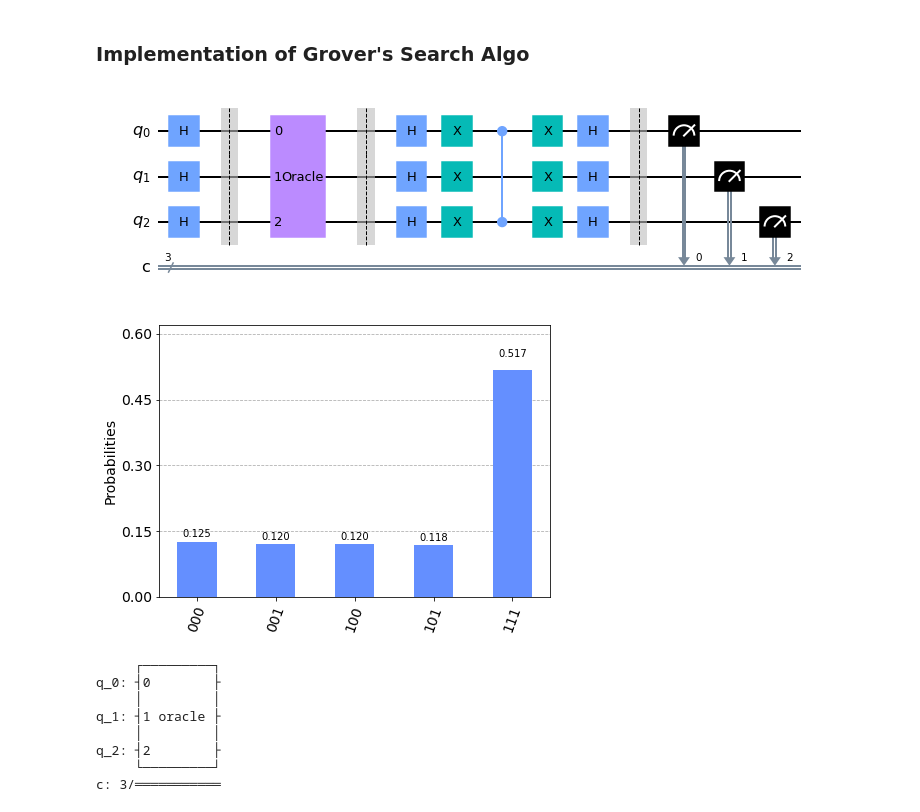
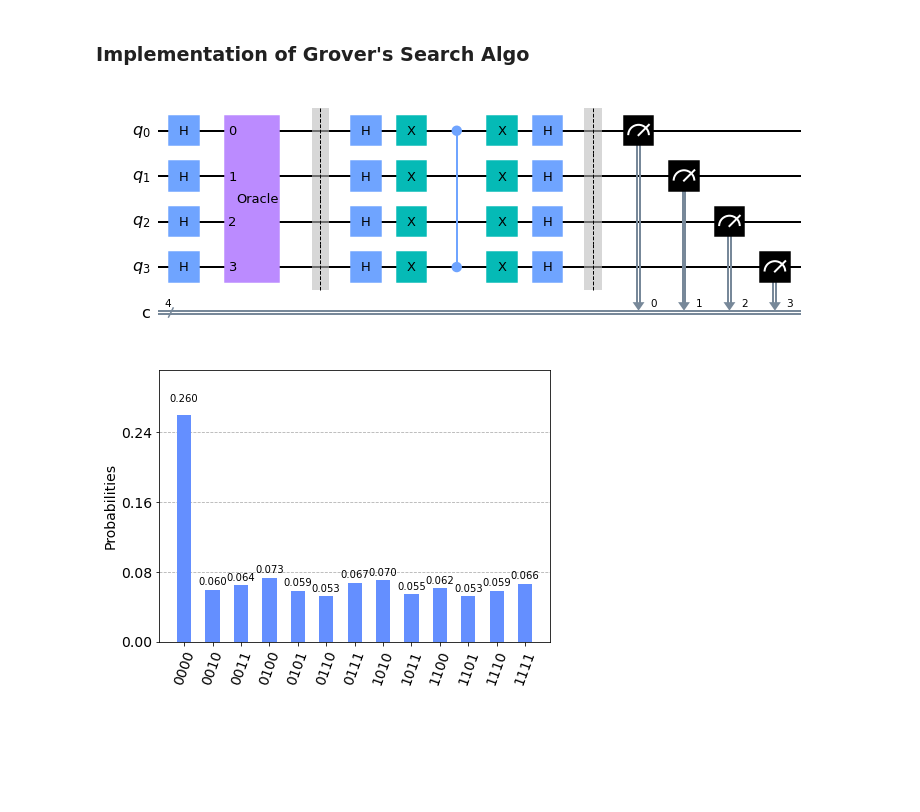
Before and after one commit to Jonathanchan1996/QM_Sandbox, a Jupyter notebook: finalProject.ipynb, the cells around one changed output. Cells and saved outputs as stored; diff of their text form; code cells hidden in the pictures; blank space fills up the shorter version.

Commit message:
Circuit ok

```diff
--- a/finalProject.ipynb
+++ b/finalProject.ipynb
@@ -205,44 +101,40 @@ import numpy as np
 from qiskit import *
 from qiskit import QuantumCircuit, QuantumRegister
 from qiskit.quantum_info.operators import Operator
 
-noQubit = 3
+noQubit = 4
+winner = int('0000', 2)
+
 q = QuantumRegister(noQubit, 'q')
 c = ClassicalRegister(noQubit, 'c')
 qc = QuantumCircuit(q,c)
 
 #1. Init; Turn all Qubits to superposition
-qc.h(q)
+qc.h(q) #Turn all qubits to superposition
 
-#qc.cz(q[-1],q[0])
-qc.barrier(q)
-#Turn all qubits to superposition
 
-#2. Oracle; a blackbox "designed" by dataset designer
-winner = int('111', 2)
+#2. Oracle; a blackbox "implemented" by dataset/f(x) designer
 oracleNp=np.identity(2**noQubit, dtype=complex)
 oracleNp[winner,winner] = -1 #Turn the winner to -1
 oracle=Operator(oracleNp)
 qc.unitary(oracle, [i for i in range(noQubit)], label='Oracle')
 
 
-#Turn all qubits form superposition to abs state
+#3. Amplifier
 qc.barrier(q)
 qc.h(q)
 qc.x(q)
 qc.cz(q[-1],q[0])
 qc.x(q)
 qc.h(q)
 qc.barrier(q)
 
 
 qc.measure(q,c)
 
 qc.draw(output='mpl')
-
-#3. Amplifier
 # %% [output]
-[figure, old version]
+[figure, new version]
 # %%
 # Step 4: Run on backend simulator and print results
 simulator = Aer.get_backend('qasm_simulator')
@@ -254,27 +146,4 @@ counts = result.get_counts()
 from qiskit.tools.visualization import plot_histogram
 plot_histogram(counts)
 # %% [output]
-[figure, old version]
+[figure, new version]
-# %%
-noQubit = 3
-q = QuantumRegister(noQubit, 'q')
-c = ClassicalRegister(noQubit, 'c')
-qc = QuantumCircuit(q,c)
-
-
-winner = 3
-oracleNp=np.identity(2**noQubit, dtype=complex)
-oracleNp[winner,winner] = -1 #Turn the winner to -1
-oracle=Operator(oracleNp)
-qc.unitary(oracle, [i for i in range(noQubit)], label='Oracle')
-
-qc.draw()
-# %% [output]
-     ┌─────────┐
-q_0: ┤0        ├
-     │         │
-q_1: ┤1 oracle ├
-     │         │
-q_2: ┤2        ├
-     └─────────┘
-c: 3/═══════════
```
Also changed, not shown: parts of 10 cells of this notebook.
